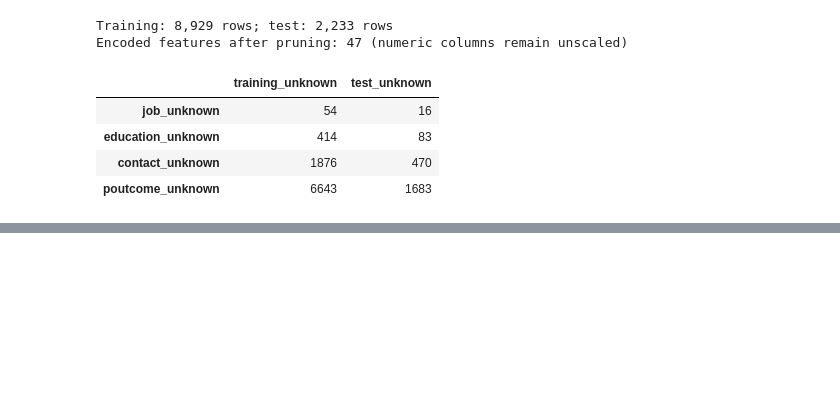
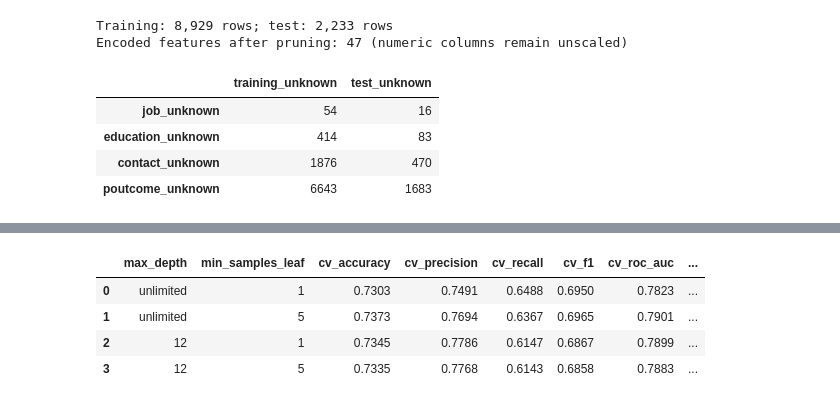
Before and after one commit to lance-kluge/bankChurnML, a Jupyter notebook: bankChurn.ipynb, the cells around one changed output, grey strips where cells are left out. Drawn from its saved outputs; the diff is of its cells as text; code cells hidden in the pictures; blank space fills up the shorter version.

Commit message:
cv training and testing

```diff
--- a/bankChurn.ipynb
+++ b/bankChurn.ipynb
@@ -371,0 +417,16 @@ Encoded features after pruning: 47 (numeric columns remain unscaled)
+# %%
+from sklearn.metrics import accuracy_score, precision_score, recall_score, f1_score, roc_auc_score, confusion_matrix
+
+y_pred = random_forest.predict(X_test_scaled)
+positive_class_index = list(random_forest.classes_).index(True)
+y_probability = random_forest.predict_proba(X_test_scaled)[:, positive_class_index]
+
+test_metrics = pd.Series({
+    'accuracy': accuracy_score(y_test, y_pred),
+    'precision': precision_score(y_test, y_pred, zero_division=0),
+    'recall': recall_score(y_test, y_pred, zero_division=0),
+    'f1': f1_score(y_test, y_pred, zero_division=0),
+    'roc_auc': roc_auc_score(y_test, y_probability),
+}, name='test_score').to_frame()
+print(f'Training accuracy: {random_forest.score(X_train_scaled, y_train):.2%}')
+test_metrics.round(4)
@@ -371,0 +557,69 @@ Encoded features after pruning: 47 (numeric columns remain unscaled)
+# %%
+from sklearn.model_selection import ParameterGrid
+
+tuning_grid = list(ParameterGrid({
+    'max_depth': [None, 12],
+    'min_samples_leaf': [1, 5],
+}))
+baseline_settings = {
+    'max_depth': random_forest.max_depth,
+    'min_samples_leaf': random_forest.min_samples_leaf,
+}
+tuning_fold_rows = []
+
+for fold, (training_positions, validation_positions) in enumerate(cv.split(X_train, y_train), start=1):
+    tuning_training = X_train.iloc[training_positions]
+    tuning_validation = X_train.iloc[validation_positions]
+    tuning_y_train = y_train.iloc[training_positions]
+    tuning_y_validation = y_train.iloc[validation_positions]
+
+    # Fit preprocessing once per fold; reuse it for these model-only settings.
+    tuning_encoder = clone(categorical_encoder)
+    tuning_train_encoded = pd.concat([
+        tuning_training[numeric_columns],
+        tuning_encoder.fit_transform(tuning_training[categorical_columns]),
+    ], axis=1).drop(columns=redundant_columns)
+    tuning_validation_encoded = pd.concat([
+        tuning_validation[numeric_columns],
+        tuning_encoder.transform(tuning_validation[categorical_columns]),
+    ], axis=1).drop(columns=redundant_columns)
+
+    tuning_scaler = clone(min_max_scaler)
+    tuning_train_scaled = tuning_train_encoded.copy()
+    tuning_validation_scaled = tuning_validation_encoded.copy()
+    tuning_train_scaled[scaled_columns] = tuning_scaler.fit_transform(tuning_train_encoded[scaled_columns])
+    tuning_validation_scaled[scaled_columns] = tuning_scaler.transform(tuning_validation_encoded[scaled_columns])
+
+    for candidate, settings in enumerate(tuning_grid):
+        if settings == baseline_settings:
+            scores = cv_fold_metrics.loc[fold].to_dict()
+        else:
+            candidate_model = clone(random_forest).set_params(**settings)
+            candidate_model.fit(tuning_train_scaled, tuning_y_train)
+            candidate_predictions = candidate_model.predict(tuning_validation_scaled)
+            positive_class_index = list(candidate_model.classes_).index(True)
+            candidate_probabilities = candidate_model.predict_proba(tuning_validation_scaled)[:, positive_class_index]
+            scores = {
+                'accuracy': accuracy_score(tuning_y_validation, candidate_predictions),
+                'precision': precision_score(tuning_y_validation, candidate_predictions, zero_division=0),
+                'recall': recall_score(tuning_y_validation, candidate_predictions, zero_division=0),
+                'f1': f1_score(tuning_y_validation, candidate_predictions, zero_division=0),
+                'roc_auc': roc_auc_score(tuning_y_validation, candidate_probabilities),
+            }
+        tuning_fold_rows.append({'candidate': candidate, 'fold': fold, **scores})
+
+metric_names = cv_fold_metrics.columns.tolist()
+tuning_fold_scores = pd.DataFrame(tuning_fold_rows)
+tuning_cv_means = tuning_fold_scores.groupby('candidate')[metric_names].mean()
+tuning_cv_stds = tuning_fold_scores.groupby('candidate')[metric_names].std()
+tuning_results = pd.DataFrame({
+    'max_depth': [settings['max_depth'] if settings['max_depth'] is not None else 'unlimited' for settings in tuning_grid],
+    'min_samples_leaf': [settings['min_samples_leaf'] for settings in tuning_grid],
+}).join(tuning_cv_means.add_prefix('cv_')).join(tuning_cv_stds['roc_auc'].rename('cv_roc_auc_std'))
+
+# The baseline is first, so it wins an exact tie.
+best_candidate = tuning_cv_means['roc_auc'].idxmax()
+best_parameters = tuning_grid[best_candidate]
+print(f'Selected by mean CV ROC-AUC: {best_parameters}')
+tuning_results.round(4)
+# %% [output]
@@ -371,0 +627,5 @@ Encoded features after pruning: 47 (numeric columns remain unscaled)
+|  | max_depth | min_samples_leaf | cv_accuracy | cv_precision | cv_recall | cv_f1 | cv_roc_auc | ... |
+| 0 | unlimited | 1 | 0.7303 | 0.7491 | 0.6488 | 0.6950 | 0.7823 | ... |
+| 1 | unlimited | 5 | 0.7373 | 0.7694 | 0.6367 | 0.6965 | 0.7901 | ... |
+| 2 | 12 | 1 | 0.7345 | 0.7786 | 0.6147 | 0.6867 | 0.7899 | ... |
+| 3 | 12 | 5 | 0.7335 | 0.7768 | 0.6143 | 0.6858 | 0.7883 | ... |
```
Also changed, not shown: parts of 21 cells of this notebook.
